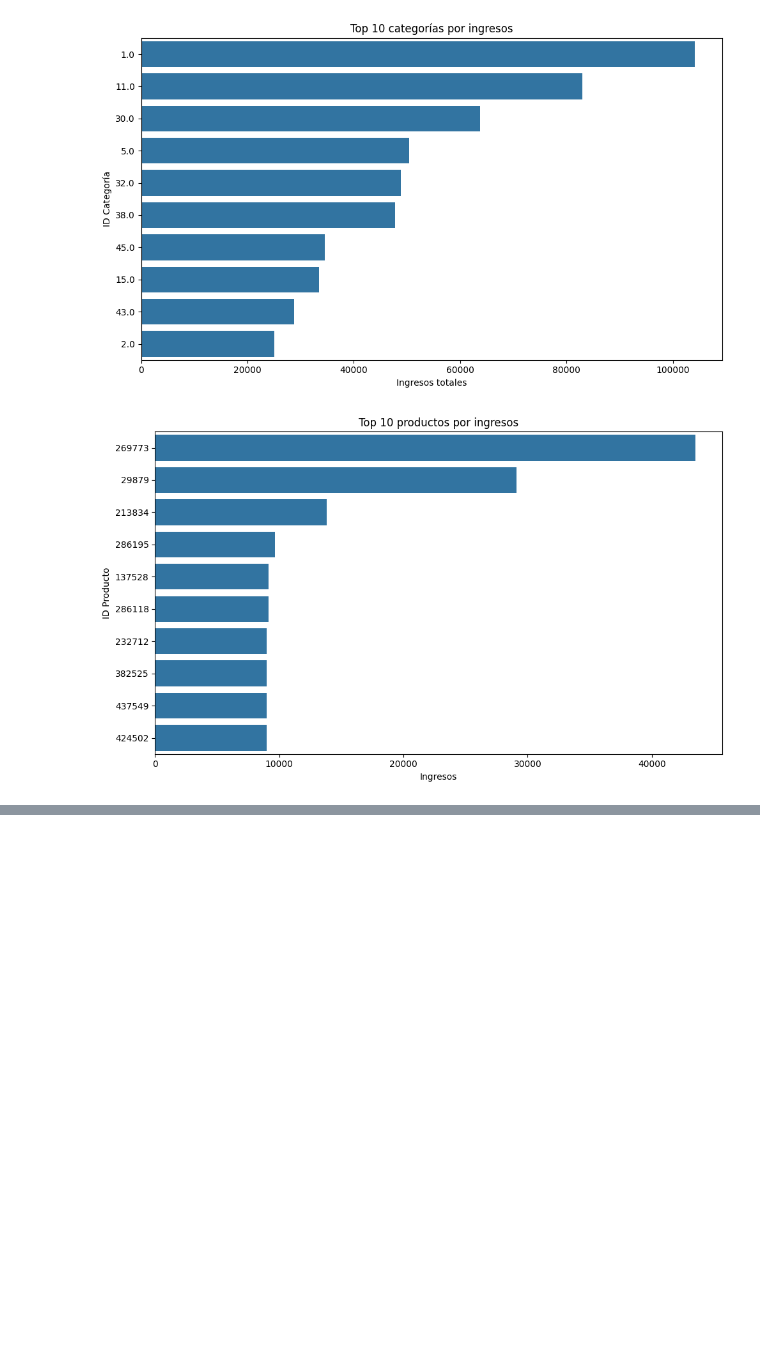
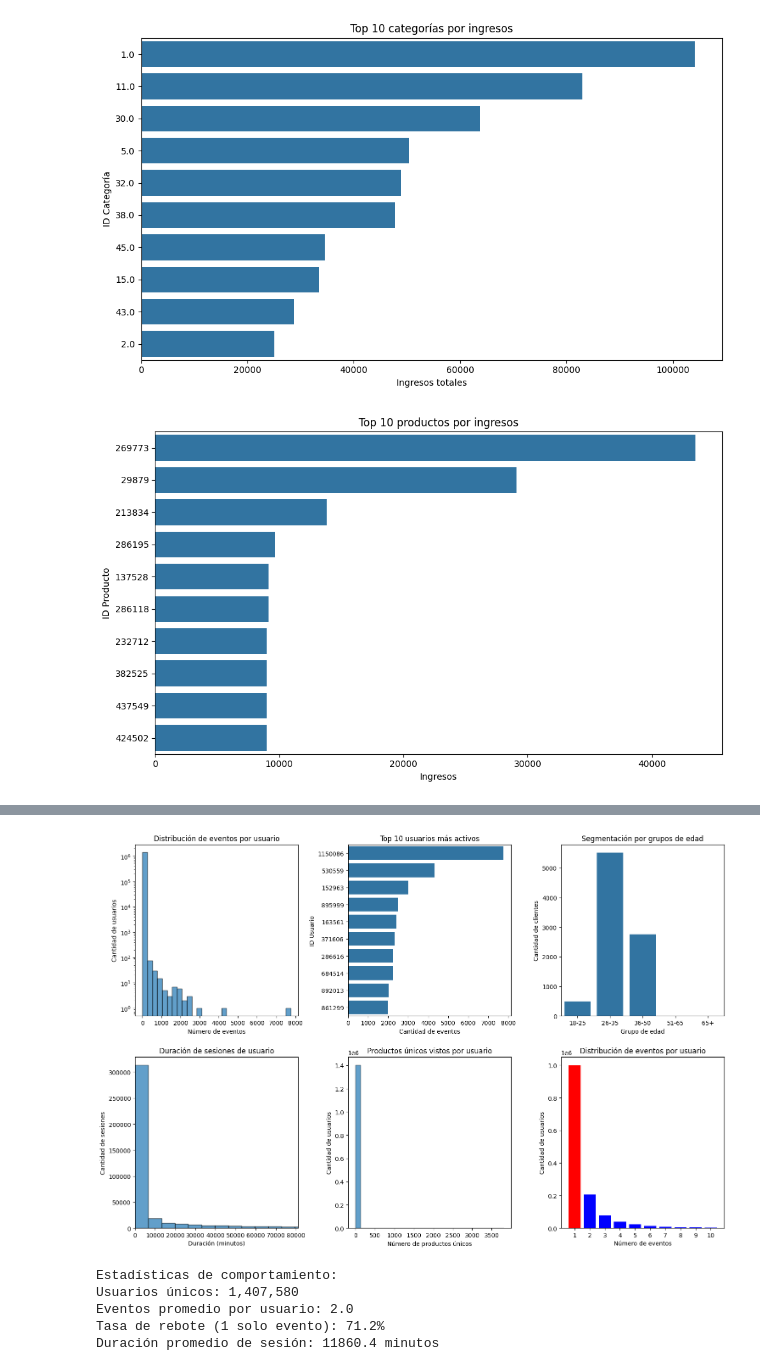
Before and after one commit to MelissaPerez09/Data-Understanding, a Jupyter notebook: src/main.ipynb, the cells around one changed output, grey strips where cells are left out. Drawn from its saved outputs; the diff is of its cells as text; code cells hidden in the pictures; blank space fills up the shorter version.

```diff
--- a/src/main.ipynb
+++ b/src/main.ipynb
@@ -670,0 +763,75 @@ plt.show()
+# %%
+# Análisis de comportamiento de usuarios
+plt.figure(figsize=(15, 10))
+
+# Distribución de eventos por usuario
+plt.subplot(2, 3, 1)
+eventos_por_usuario = events['visitorid'].value_counts()
+plt.hist(eventos_por_usuario, bins=30, edgecolor='black', alpha=0.7)
+plt.title("Distribución de eventos por usuario")
+plt.xlabel("Número de eventos")
+plt.ylabel("Cantidad de usuarios")
+plt.yscale('log')
+
+# Top usuarios más activos
+plt.subplot(2, 3, 2)
+top_usuarios = eventos_por_usuario.head(10)
+sns.barplot(x=top_usuarios.values, y=top_usuarios.index.astype(str))
+plt.title("Top 10 usuarios más activos")
+plt.xlabel("Cantidad de eventos")
+plt.ylabel("ID Usuario")
+
+# Segmentación de clientes por edad
+plt.subplot(2, 3, 3)
+cliente['grupo_edad'] = pd.cut(cliente['edad'],
+                               bins=[0, 25, 35, 50, 65, 100],
+                               labels=['18-25', '26-35', '36-50', '51-65', '65+'])
+sns.countplot(x='grupo_edad', data=cliente)
+plt.title("Segmentación por grupos de edad")
+plt.xlabel("Grupo de edad")
+plt.ylabel("Cantidad de clientes")
+
+# Análisis de sesiones (eventos consecutivos del mismo usuario)
+plt.subplot(2, 3, 4)
+user_sessions = events.groupby('visitorid')['event_time'].agg(['min', 'max', 'count'])
+user_sessions['duracion_min'] = (user_sessions['max'] - user_sessions['min']).dt.total_seconds() / 60
+duraciones_validas = user_sessions[user_sessions['duracion_min'] > 0]['duracion_min']
+plt.hist(duraciones_validas, bins=30, edgecolor='black', alpha=0.7)
+plt.title("Duración de sesiones de usuario")
+plt.xlabel("Duración (minutos)")
+plt.ylabel("Cantidad de sesiones")
+plt.xlim(0, duraciones_validas.quantile(0.95))  # Limitar a 95% para mejor visualización
+
+# Productos únicos vistos por usuario
+plt.subplot(2, 3, 5)
+productos_por_usuario = events[events['event'] == 'view'].groupby('visitorid')['itemid'].nunique()
+plt.hist(productos_por_usuario, bins=30, edgecolor='black', alpha=0.7)
+plt.title("Productos únicos vistos por usuario")
+plt.xlabel("Número de productos únicos")
+plt.ylabel("Cantidad de usuarios")
+
+# Tasa de rebote (usuarios con solo 1 evento)
+plt.subplot(2, 3, 6)
+rebote_data = eventos_por_usuario.value_counts().head(10)
+colors = ['red' if x == 1 else 'blue' for x in rebote_data.index]
+plt.bar(rebote_data.index.astype(str), rebote_data.values, color=colors)
+plt.title("Distribución de eventos por usuario")
+plt.xlabel("Número de eventos")
+plt.ylabel("Cantidad de usuarios")
+
+plt.tight_layout()
+plt.show()
+
+# Estadísticas clave
+print("Estadísticas de comportamiento:")
+print(f"Usuarios únicos: {events['visitorid'].nunique():,}")
+print(f"Eventos promedio por usuario: {eventos_por_usuario.mean():.1f}")
+print(f"Tasa de rebote (1 solo evento): {(eventos_por_usuario == 1).mean():.1%}")
+print(f"Duración promedio de sesión: {duraciones_validas.mean():.1f} minutos")
+# %% [output]
+[figure, added]
+Estadísticas de comportamiento:
+Usuarios únicos: 1,407,580
+Eventos promedio por usuario: 2.0
+Tasa de rebote (1 solo evento): 71.2%
+Duración promedio de sesión: 11860.4 minutos
```
Also changed, not shown: parts of 3 cells of this notebook.
